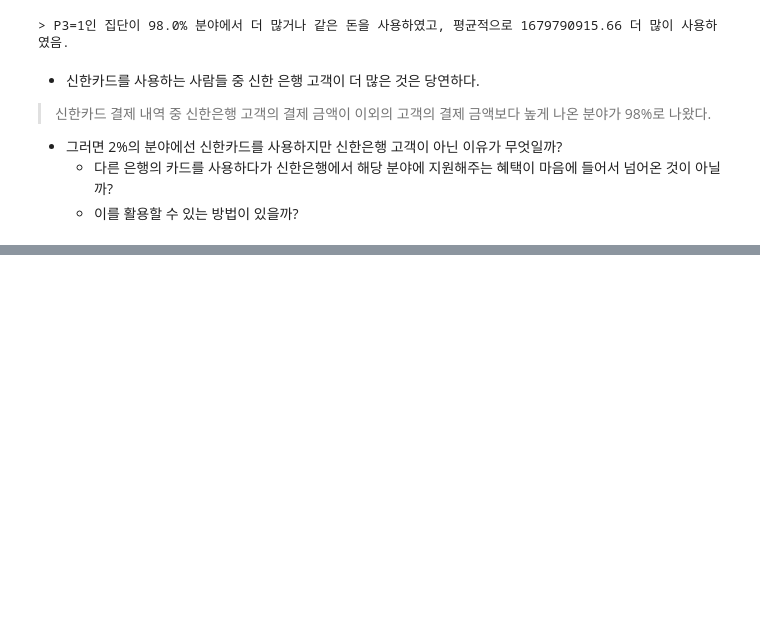
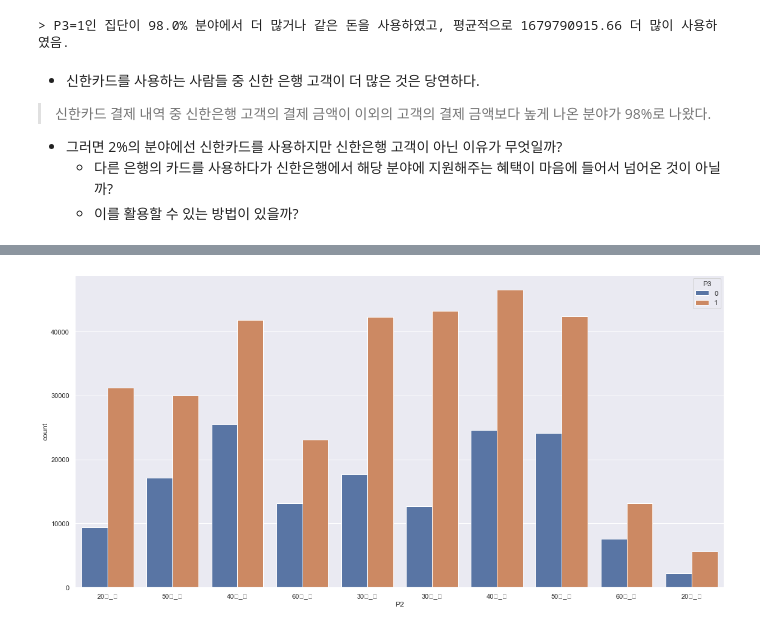
Before and after one commit to Sin-bik-hae/data-analysis, a Jupyter notebook: 찬/220919.ipynb, the cells around one changed output, grey strips where cells are left out. Saved outputs shown, nothing was run; the diff lists cells and outputs as text; code cells hidden in the pictures; blank space fills up the shorter version.

```diff
--- a/찬/220919.ipynb
+++ b/찬/220919.ipynb
@@ -143,0 +137,7 @@ schema_p.loc[]
+# %%
+# 연령에 따른 신한 은행 고객 조사
+plt.figure(figsize=(16,8))
+sns.countplot(data=df_p, x='P2', hue='P3')
+plt.tight_layout()
+# %% [output]
+[figure, added]
```
Also changed, not shown: parts of 10 cells of this notebook.
